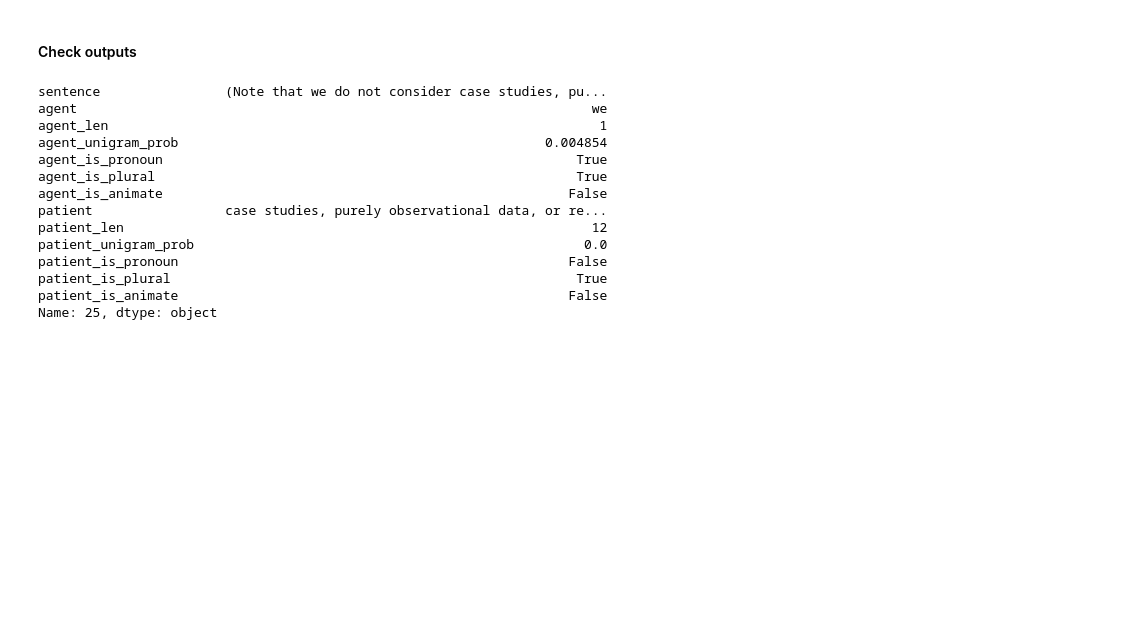
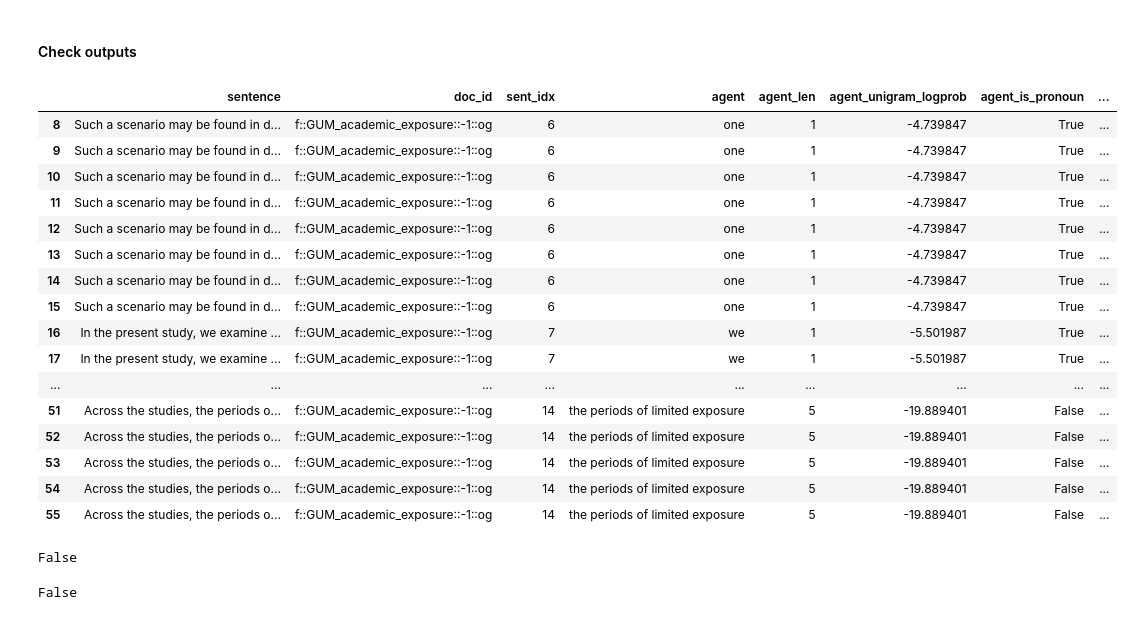
Before and after one commit to NolanChai/active-passive-alternations, a Jupyter notebook: notebooks/model_experiments.ipynb, the cells around one changed output. Drawn from its saved outputs; the diff is of its cells as text; code cells hidden in the pictures; blank space fills up the shorter version.

Commit message:
feat: add definiteness as a linguistic feature
determined via. presence of a definite article or posessive nsubj

```diff
--- a/notebooks/model_experiments.ipynb
+++ b/notebooks/model_experiments.ipynb
@@ -172,30 +253,44 @@ False
 # %%
 out = pd.read_csv("../temp/cf_word_sentence_uid_chkpt.csv")
 # %%
-ling_features = []
+ling_features = ["doc_id", "sent_idx"]
 for name in ['agent', 'patient']:
     ling_features.extend([
         f"{name}",
         f"{name}_len",
-        f"{name}_unigram_prob",
+        f"{name}_unigram_logprob",
         f"{name}_is_pronoun",
         f"{name}_is_plural",
-        f"{name}_is_animate",])
+        f"{name}_is_animate",
+        f"{name}_is_definite",])
 # %%
 ling_feat_out = out[['sentence'] + ling_features]
-ling_feat_out.iloc[25]
-# %% [output]
-sentence                (Note that we do not consider case studies, pu...
-agent                                                                  we
-agent_len                                                               1
-agent_unigram_prob                                               0.004854
-agent_is_pronoun                                                     True
-agent_is_plural                                                      True
-agent_is_animate                                                    False
-patient                 case studies, purely observational data, or re...
-patient_len                                                            12
-patient_unigram_prob                                                  0.0
-patient_is_pronoun                                                  False
-patient_is_plural                                                    True
-patient_is_animate                                                  False
-Name: 25, dtype: object
+# %%
+ling_feat_out[ling_feat_out['agent_is_definite']]
+# %% [output]
+|  | sentence | doc_id | sent_idx | agent | agent_len | agent_unigram_logprob | agent_is_pronoun | ... |
+| 8 | Such a scenario may be found in d... | f::GUM_academic_exposure::-1::og | 6 | one | 1 | -4.739847 | True | ... |
+| 9 | Such a scenario may be found in d... | f::GUM_academic_exposure::-1::og | 6 | one | 1 | -4.739847 | True | ... |
+| 10 | Such a scenario may be found in d... | f::GUM_academic_exposure::-1::og | 6 | one | 1 | -4.739847 | True | ... |
+| 11 | Such a scenario may be found in d... | f::GUM_academic_exposure::-1::og | 6 | one | 1 | -4.739847 | True | ... |
+| 12 | Such a scenario may be found in d... | f::GUM_academic_exposure::-1::og | 6 | one | 1 | -4.739847 | True | ... |
+| 13 | Such a scenario may be found in d... | f::GUM_academic_exposure::-1::og | 6 | one | 1 | -4.739847 | True | ... |
+| 14 | Such a scenario may be found in d... | f::GUM_academic_exposure::-1::og | 6 | one | 1 | -4.739847 | True | ... |
+| 15 | Such a scenario may be found in d... | f::GUM_academic_exposure::-1::og | 6 | one | 1 | -4.739847 | True | ... |
+| 16 | In the present study, we examine ... | f::GUM_academic_exposure::-1::og | 7 | we | 1 | -5.501987 | True | ... |
+| 17 | In the present study, we examine ... | f::GUM_academic_exposure::-1::og | 7 | we | 1 | -5.501987 | True | ... |
+| ... | ... | ... | ... | ... | ... | ... | ... | ... |
+| 51 | Across the studies, the periods o... | f::GUM_academic_exposure::-1::og | 14 | the periods of limited exposure | 5 | -19.889401 | False | ... |
+| 52 | Across the studies, the periods o... | f::GUM_academic_exposure::-1::og | 14 | the periods of limited exposure | 5 | -19.889401 | False | ... |
+| 53 | Across the studies, the periods o... | f::GUM_academic_exposure::-1::og | 14 | the periods of limited exposure | 5 | -19.889401 | False | ... |
+| 54 | Across the studies, the periods o... | f::GUM_academic_exposure::-1::og | 14 | the periods of limited exposure | 5 | -19.889401 | False | ... |
+| 55 | Across the studies, the periods o... | f::GUM_academic_exposure::-1::og | 14 | the periods of limited exposure | 5 | -19.889401 | False | ... |
+# %%
+doc = [doc for doc in docs if doc[0] == 'f::GUM_academic_exposure::-1::og'][0]
+is_definite(doc[2][13][18])
+# %% [output]
+False
+# %%
+is_definite(doc[2][13].active_subject_word)
+# %% [output]
+False
```
Also changed, not shown: parts of 6 cells of this notebook, 2 other files.
